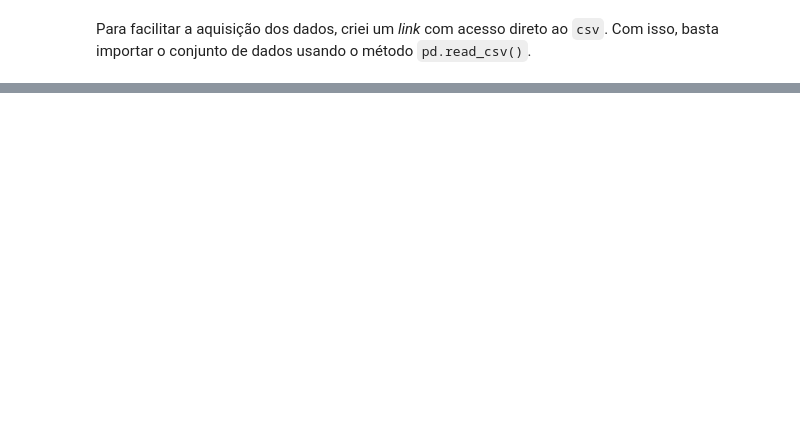
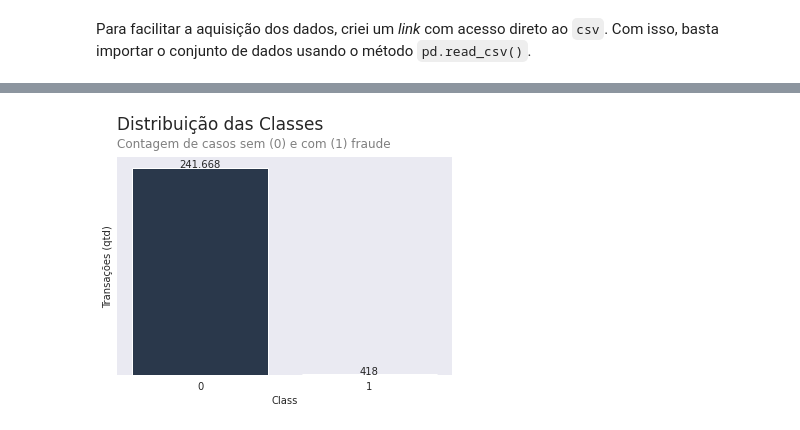
Before and after one commit to BrunoAzambuja/Classifica-o_Detec-o_de_Fraude_em_Cart-es_de_Cr-dito, a Jupyter notebook: Classificação_Detecção_de_Fraude_em_Cartões_de_Crédito.ipynb, the cells around one changed output, grey strips where cells are left out. Drawn from its saved outputs; the diff is of its cells as text; code cells hidden in the pictures; blank space fills up the shorter version.

```diff
--- a/Classificação_Detecção_de_Fraude_em_Cartões_de_Crédito.ipynb
+++ b/Classificação_Detecção_de_Fraude_em_Cartões_de_Crédito.ipynb
@@ -89,0 +79,18 @@ Abordar tópicos/informações como:
+# %%
+file_path = "https://www.dropbox.com/s/b44o3t3ehmnx2b7/creditcard.csv?dl=1"
+
+# importar os dados para um dataframe
+df = pd.read_csv(file_path)
+# %%
+# dimensões do conjunto original
+print("Dimensões do Conjunto Original: ", df.shape)
+
+# criando o conjunto de teste
+test = df.sample(frac=0.15, random_state=0)
+
+# drop das linhas de teste
+df = df.drop(test.index)
+
+# verificando o conjunto
+print("Dimensões do Conjunto de Teste: ", test.shape)
+print("Dimensões do Conjunto de Treino: ", df.shape)
@@ -89,0 +175,27 @@ Abordar tópicos/informações como:
+# %%
+# plotar gráfico de barras para as Classes
+fig, ax = plt.subplots()
+sns.countplot('Class', data=df, ax=ax, color = "#253750")
+ax.set_title('Distribuição das Classes', fontsize=17, x=0.0, y=1.1, loc="left")
+plt.suptitle("Contagem de casos sem (0) e com (1) fraude", color = "gray", fontsize=12, x=0.125, y=0.95, ha="left")
+
+# definindo visibilidade de parâmetros
+plt.tick_params(axis='x', which='both', bottom=False, top=False, labelbottom=True)
+plt.tick_params(axis='y', which='both', right=False, left=False, labelleft=False)
+for pos in ['right', 'top', 'left', 'bottom']:
+    plt.gca().spines[pos].set_visible(False)
+
+#colocando os rótulos
+for retangulo in ax.patches:
+  ax.text(retangulo.get_x() + retangulo.get_width() / 2,
+          retangulo.get_height(),
+          '{:,}'.format(int(retangulo.get_height())).replace(',','.'), # adicionando o texto da altura
+          ha = 'center')
+
+# definindo labels
+plt.ylabel('Transações (qtd)')
+
+#plotado gráfico
+plt.plot();
+# %% [output]
+[figure, added]
```
Also changed, not shown: parts of 97 cells of this notebook.
